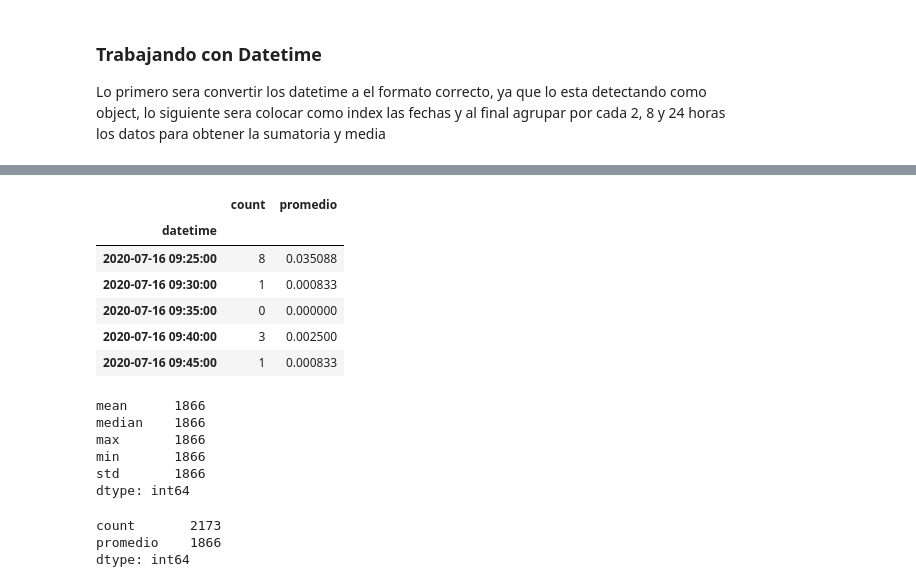
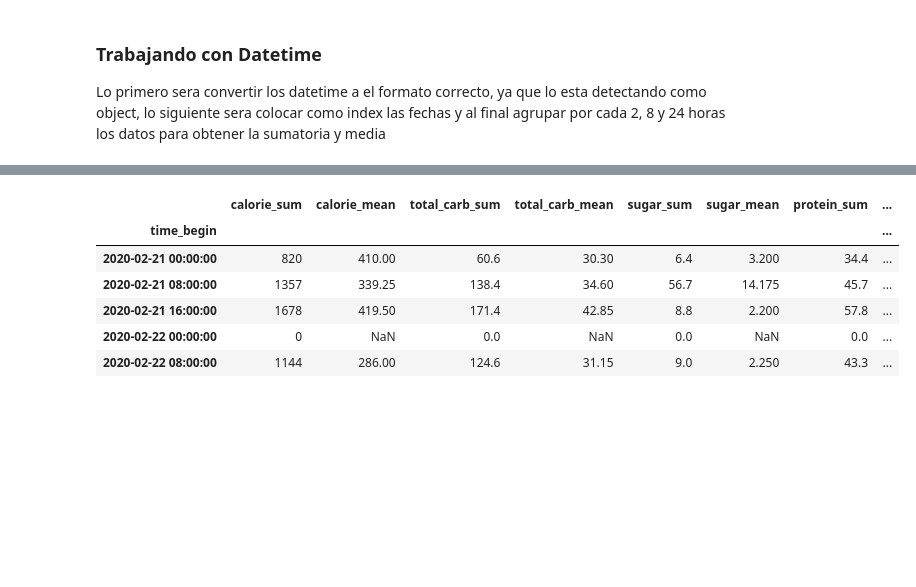
Before and after one commit to Alpha004/PreTesisMasterRepo, a Jupyter notebook: Food/Food_analyzier.ipynb, the cells around one changed output, grey strips where cells are left out. Drawn from its saved outputs; the diff is of its cells as text; code cells hidden in the pictures; blank space fills up the shorter version.

Commit message:
add: add Food analyzer

```diff
--- a/Food/Food_analyzier.ipynb
+++ b/Food/Food_analyzier.ipynb
@@ -190,0 +130,5 @@ Index(['mean', 'median', 'max', 'min', 'std'], dtype='object')
+# %%
+# Definir una función para calcular el promedio de registros
+def calculate_average_count(df, freq):
+    resampled = df.resample(freq, on='time_begin').size()
+    return resampled.mean()
@@ -190,0 +172,8 @@ Index(['mean', 'median', 'max', 'min', 'std'], dtype='object')
+# %%
+
+
+# Agregar columnas para contar la cantidad de registros en cada intervalo de 2 horas
+df_procesado_2h['cantidad_comidas'] = food_values.resample(INTERVALO_2H, on='time_begin').size()
+df_procesado_8h['cantidad_comidas'] = food_values.resample(INTERVALO_8H, on='time_begin').size()
+df_procesado_24h['cantidad_comidas'] = food_values.resample(INTERVALO_24H, on='time_begin').size()
+df_procesado_2h
@@ -190,0 +196,12 @@ Index(['mean', 'median', 'max', 'min', 'std'], dtype='object')
+# %%
+# Ahora agregamos la media
+average_count_2h = calculate_average_count(food_values, INTERVALO_2H)
+df_procesado_2h['media_comidas'] = average_count_2h
+
+average_count_8h = calculate_average_count(food_values, INTERVALO_8H)
+df_procesado_8h['media_comidas'] = average_count_8h
+
+average_count_24h = calculate_average_count(food_values, INTERVALO_24H)
+df_procesado_24h['media_comidas'] = average_count_24h
+
+df_procesado_24h
@@ -190,0 +220,7 @@ Index(['mean', 'median', 'max', 'min', 'std'], dtype='object')
+# %%
+# Renombrar las columnas para mayor claridad
+df_procesado_2h.columns = ['_'.join(col).strip() if isinstance(col, tuple) else col for col in df_procesado_2h.columns.values]
+df_procesado_8h.columns = ['_'.join(col).strip() if isinstance(col, tuple) else col for col in df_procesado_8h.columns.values]
+df_procesado_24h.columns = ['_'.join(col).strip() if isinstance(col, tuple) else col for col in df_procesado_24h.columns.values]
+
+print(df_procesado_8h)
@@ -191,25 +245,10 @@ Index(['mean', 'median', 'max', 'min', 'std'], dtype='object')
 # %%
-df_5min_peaks.head()
+df_procesado_8h.head()
 # %% [output]
-|  | count | promedio |
-| datetime |  |  |
-| 2020-07-16 09:25:00 | 8 | 0.035088 |
-| 2020-07-16 09:30:00 | 1 | 0.000833 |
-| 2020-07-16 09:35:00 | 0 | 0.000000 |
-| 2020-07-16 09:40:00 | 3 | 0.002500 |
-| 2020-07-16 09:45:00 | 1 | 0.000833 |
+|  | calorie_sum | calorie_mean | total_carb_sum | total_carb_mean | sugar_sum | sugar_mean | protein_sum | ... |
+| time_begin |  |  |  |  |  |  |  | ... |
+| 2020-02-21 00:00:00 | 820 | 410.00 | 60.6 | 30.30 | 6.4 | 3.200 | 34.4 | ... |
+| 2020-02-21 08:00:00 | 1357 | 339.25 | 138.4 | 34.60 | 56.7 | 14.175 | 45.7 | ... |
+| 2020-02-21 16:00:00 | 1678 | 419.50 | 171.4 | 42.85 | 8.8 | 2.200 | 57.8 | ... |
+| 2020-02-22 00:00:00 | 0 | NaN | 0.0 | NaN | 0.0 | NaN | 0.0 | ... |
+| 2020-02-22 08:00:00 | 1144 | 286.00 | 124.6 | 31.15 | 9.0 | 2.250 | 43.3 | ... |
-# %%
-df_5min.count()
-# %% [output]
-mean      1866
-median    1866
-max       1866
-min       1866
-std       1866
-dtype: int64
-# %%
-df_5min_peaks.count()
-# %% [output]
-count       2173
-promedio    1866
-dtype: int64
```
Also changed, not shown: parts of 23 cells of this notebook, 1 other file.
